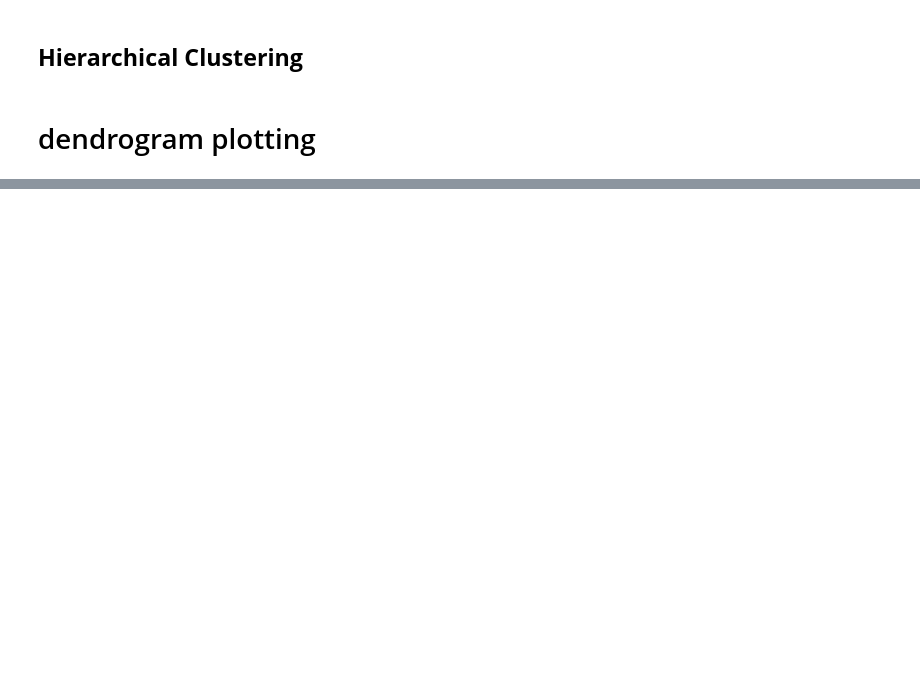
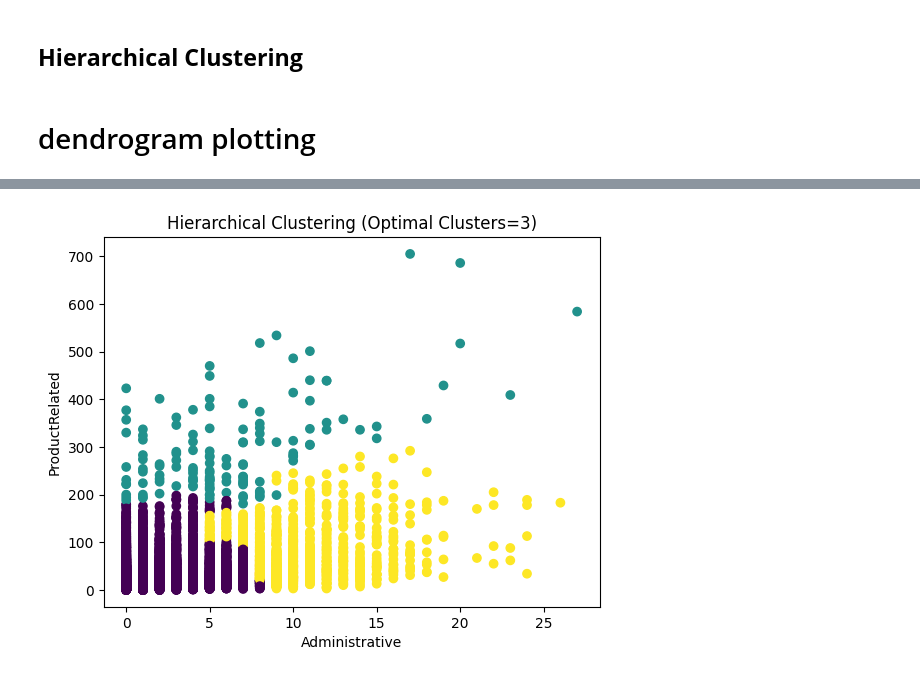
Before and after one commit to Aleena24/AML_lab, a Jupyter notebook: 2348503_prg8_cluster.ipynb, the cells around one changed output, grey strips where cells are left out. Cells and saved outputs as stored; diff of their text form; code cells hidden in the pictures; blank space fills up the shorter version.

```diff
--- a/2348503_prg8_cluster.ipynb
+++ b/2348503_prg8_cluster.ipynb
@@ -86,12 +144,14 @@ opt_clus = int(input("Enter the optimal number of clusters for Hierarchical clus
 # %%
 hierarchical_clusters = fcluster(linkage_matrix, opt_clus, criterion='maxclust')
 df['Hierarchical_Clusters'] = hierarchical_clusters
 
 plt.scatter(x=df['Administrative'], y=df['ProductRelated'], c=df['Hierarchical_Clusters'], cmap='viridis')
 plt.xlabel('Administrative')
 plt.ylabel('ProductRelated')
-plt.title('Hierarchical Clustering Optimal Clusters',opt_clus)
+plt.title(f'Hierarchical Clustering (Optimal Clusters={opt_clus})')
 plt.show()
+# %% [output]
+[figure, added]
 # %%
 pairwise_distances = pdist(StandardScaler().fit_transform(df[col]))
 pairwise_distances_square = squareform(pairwise_distances)
```
Also changed, not shown: parts of 11 cells of this notebook.
